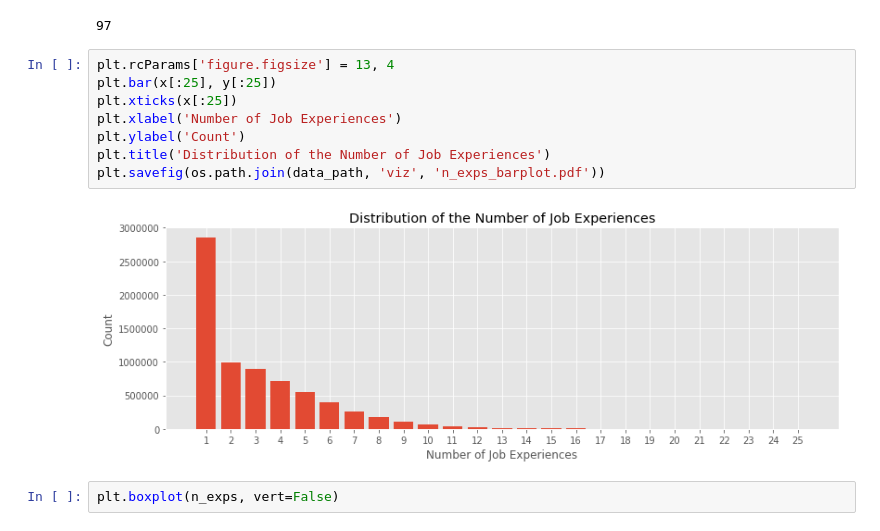
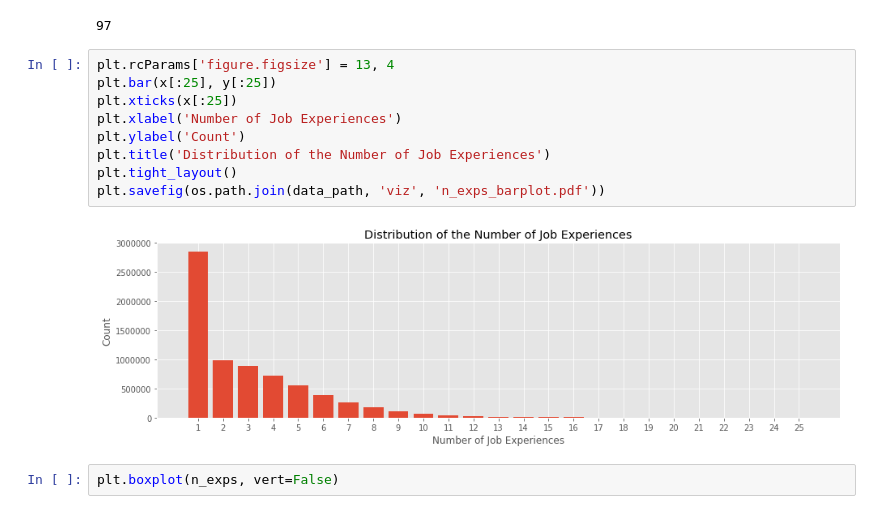
Before and after one commit to zaksoliman/career_prediction, a Jupyter notebook: notebooks/data_exploration.ipynb, the cells around one changed output. Saved outputs shown, nothing was run; the diff lists cells and outputs as text.

```diff
--- a/notebooks/data_exploration.ipynb
+++ b/notebooks/data_exploration.ipynb
@@ -49,13 +49,14 @@ len(x)
 # %%
 plt.rcParams['figure.figsize'] = 13, 4
 plt.bar(x[:25], y[:25])
 plt.xticks(x[:25])
 plt.xlabel('Number of Job Experiences')
 plt.ylabel('Count')
 plt.title('Distribution of the Number of Job Experiences')
+plt.tight_layout()
 plt.savefig(os.path.join(data_path, 'viz', 'n_exps_barplot.pdf'))
 # %% [output]
-[figure, old version]
+[figure, new version]
 # %%
 plt.boxplot(n_exps, vert=False)
 # %% [output]
```
Also changed, not shown: 1 other file.
